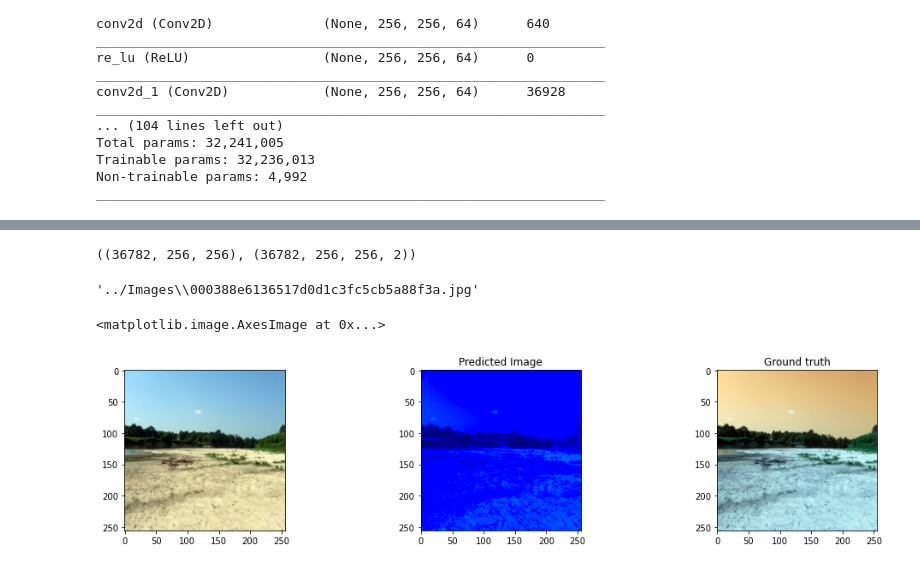
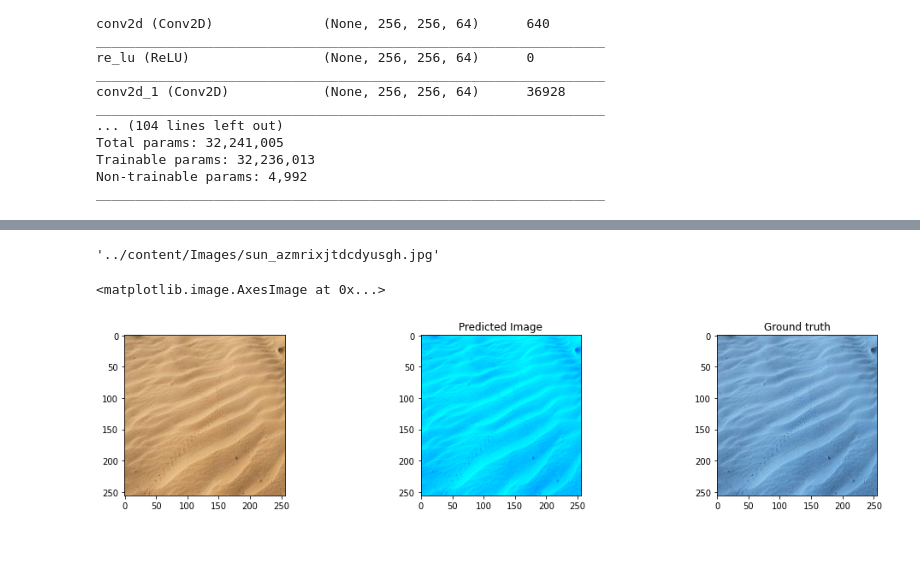
Before and after one commit to RohitJam/ImmageColoring, a Jupyter notebook: Image_coloring_Provision1.ipynb, the cells around one changed output, grey strips where cells are left out. Cells and saved outputs as stored; diff of their text form; code cells hidden in the pictures.

```diff
--- a/Image_coloring_Provision1.ipynb
+++ b/Image_coloring_Provision1.ipynb
@@ -32,3 +49,5 @@ Image_path = '../Images'
+# %%
+Image_path = '../content/Images'
 # %%
 data = glob(os.path.join(Image_path,'*.jpg'))
 # %%
@@ -162,7 +181,7 @@ Model_Colourization = Model(inputs=Input_Sample, outputs=Output_)
 # %%
 LEARNING_RATE = 0.001
 Model_Colourization.compile(optimizer=Adam(lr=LEARNING_RATE),
-                            loss='categorical_crossentropy')
+                            loss='mean_squared_error')
 Model_Colourization.summary()
 # %% [output]
 Model: "model"
@@ -188,5 +207,5 @@ def GenerateInputs(X_,y_):
         X_input = X_[i].reshape(1,256,256,1)
         y_input = y_[i].reshape(1,256,256,2)
         yield (X_input,y_input)
-Model_Colourization.fit(GenerateInputs(X_,y_),epochs=1,verbose=1, steps_per_epoch = 1000, shuffle=True)#,steps_per_epoch=10
+Model_Colourization.fit(GenerateInputs(X_,y_),epochs=4,verbose=1,steps_per_epoch=10,shuffle=True)
 # %% [output]
@@ -194,13 +220,9 @@ Model_Colourization.fit(GenerateInputs(X_,y_),epochs=1,verbose=1, steps_per_epoc
 <tensorflow.python.keras.callbacks.History at 0x...>
-# %%
-X_.shape, y_.shape
-# %% [output]
-((36782, 256, 256), (36782, 256, 256, 2))
 # %%
-TestImagePath=data[0]
+TestImagePath=data[8]
 TestImagePath
 # %% [output]
-'../Images\\000388e6136517d0d1c3fc5cb5a88f3a.jpg'
+'../content/Images/sun_azmrixjtdcdyusgh.jpg'
 # %%
 def ExtractTestInput(ImagePath):
     img = cv2.imread(ImagePath)
@@ -222,24 +244,24 @@ Prediction=Prediction.reshape(256,256,2)
 # %%
 plt.figure(figsize=(30,20))
 plt.subplot(5,5,1)
 img_1 = cv2.imread(TestImagePath)
 img_1 = cv2.resize(img_1, (256, 256))
 img = cv2.cvtColor(img_1,cv2.COLOR_BGR2RGB)
 img = cv2.resize(img, (256, 256))
 plt.imshow(img)
 
 plt.subplot(5,5,1+1)
 img_ = cv2.cvtColor(img, cv2.COLOR_RGB2Lab)
 img_[:,:,1:] = Prediction
 # plt.imshow(img_)
-img_ = cv2.cvtColor(img_, cv2.COLOR_Lab2BGR)
+img_ = cv2.cvtColor(img_, cv2.COLOR_Lab2RGB)
 plt.title("Predicted Image")
 plt.imshow(img_)
 
 plt.subplot(5,5,1+2)
 plt.title("Ground truth")
 plt.imshow(img_1)
 # %% [output]
 <matplotlib.image.AxesImage at 0x...>
-[figure, old version]
+[figure, new version]
 # %%
```
Also changed, not shown: parts of 11 cells of this notebook.
